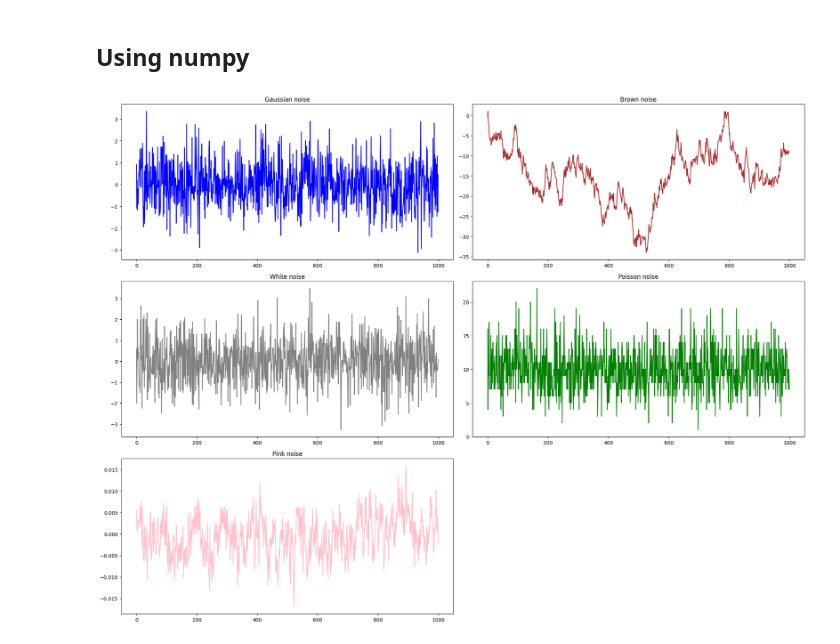
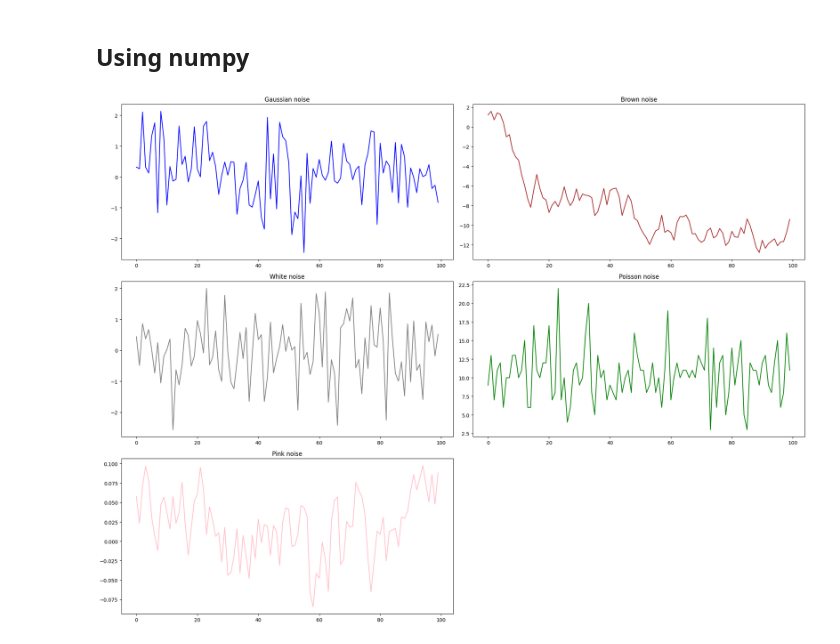
Before and after one commit to contento/lab.jupyter, a Jupyter notebook: noise.ipynb, the cells around one changed output. Drawn from its saved outputs; the diff is of its cells as text; code cells hidden in the pictures.

```diff
--- a/noise.ipynb
+++ b/noise.ipynb
@@ -7,7 +7,7 @@ import numpy as np
 import matplotlib.pyplot as plt
 from scipy import signal
 
-def generate_noise(type, mean=0, stddev=1, size=1000):
+def generate_noise(type, mean=0, stddev=1, size=100):
     rng = np.random.default_rng()
 
     if type == "gaussian":
@@ -52,31 +52,31 @@ poisson_noise = generate_noise("poisson", mean=10)  # Poisson noise requires a n
 
 # Generate Pink noise
 pink_noise = generate_noise("pink")
 
 # Plot the noise arrays
 plt.figure(figsize=(20, 15))
 
 plt.subplot(3, 2, 1)
 plt.plot(gaussian_noise, color='blue')
 plt.title("Gaussian noise")
 
 plt.subplot(3, 2, 2)
 plt.plot(brown_noise, color='brown')
 plt.title("Brown noise")
 
 plt.subplot(3, 2, 3)
 plt.plot(white_noise, color='grey')
 plt.title("White noise")
 
 plt.subplot(3, 2, 4)
 plt.plot(poisson_noise, color='green')
 plt.title("Poisson noise")
 
 plt.subplot(3, 2, 5)
 plt.plot(pink_noise, color='pink')
 plt.title("Pink noise")
 
 plt.tight_layout()
 plt.show()
 # %% [output]
-[figure, old version]
+[figure, new version]
```
Also changed, not shown: 3 other files.
